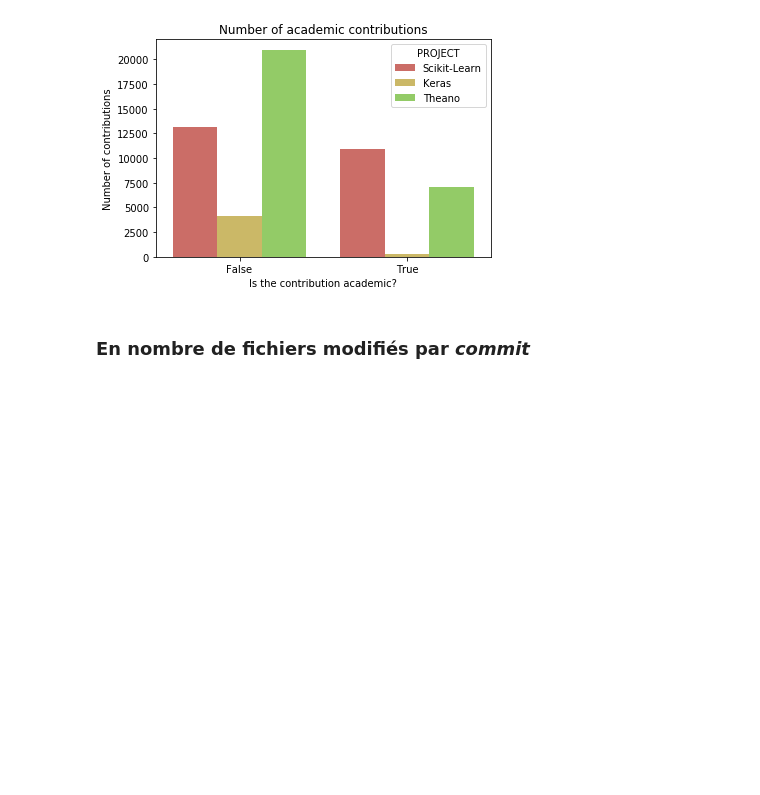
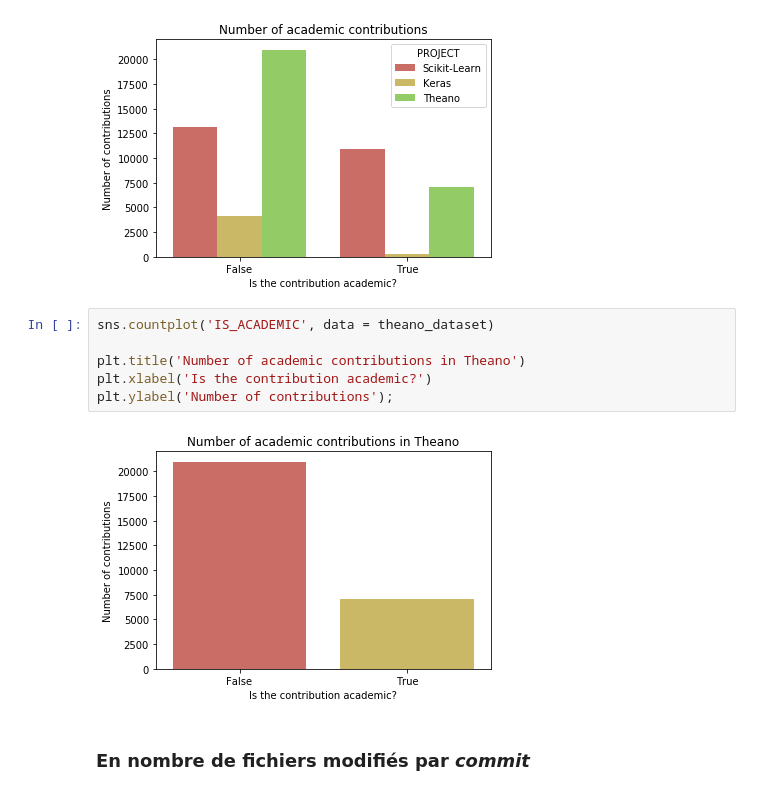
Before and after one commit to AntoineAube/commit-classification, a Jupyter notebook: academic-contributors.ipynb, the cells around one changed output. Cells and saved outputs as stored; diff of their text form; blank space fills up the shorter version.

```diff
--- a/academic-contributors.ipynb
+++ b/academic-contributors.ipynb
@@ -143,6 +143,14 @@ plt.ylabel('Number of contributions');
 # TODO Show the bars in frequencies.
 # %% [output]
 [figure]
+# %%
+sns.countplot('IS_ACADEMIC', data = theano_dataset)
+
+plt.title('Number of academic contributions in Theano')
+plt.xlabel('Is the contribution academic?')
+plt.ylabel('Number of contributions');
+# %% [output]
+[figure, added]
 # %% [markdown]
 ### En nombre de fichiers modifiés par *commit*
 # %%
```
Also changed, not shown: parts of 8 cells of this notebook, 4 other files.
